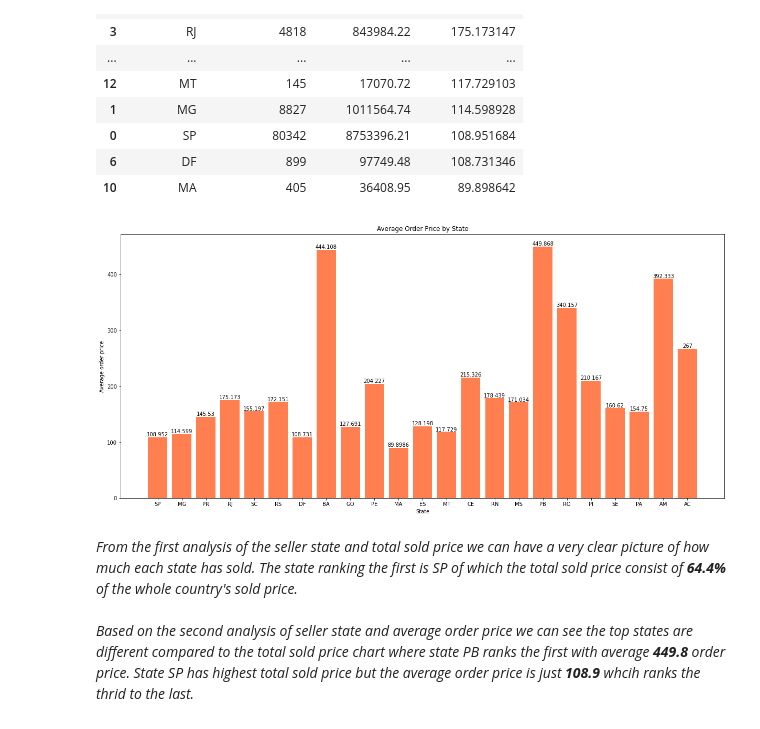
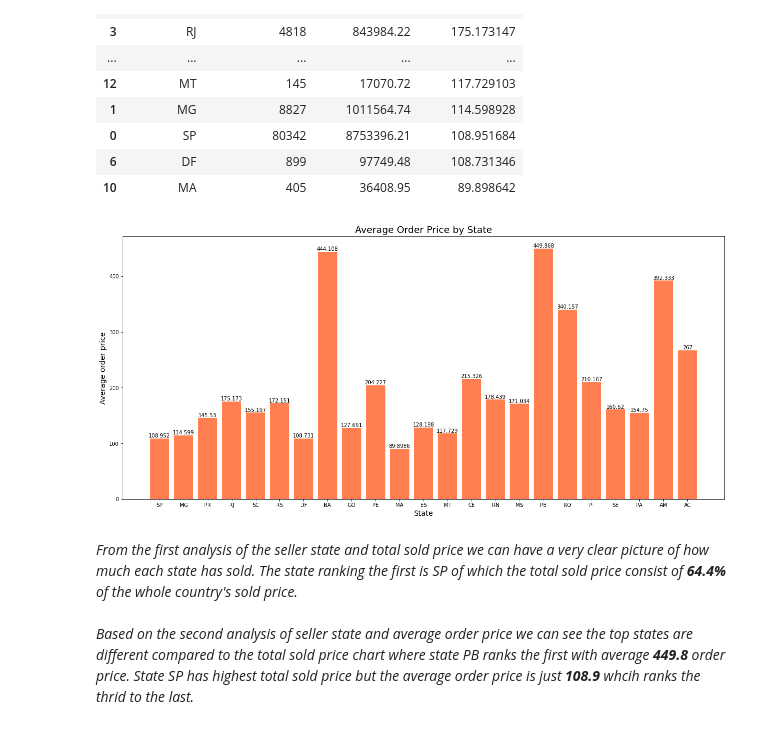
Before and after one commit to Dogecat0/kaggle_projects, a Jupyter notebook: kaggle_brazilian_ecommerce_dataset_by_olist/kaggle_brazillian_ecommence_EDA.ipynb, the cells around one changed output. Saved outputs shown, nothing was run; the diff lists cells and outputs as text; code cells hidden in the pictures.

```diff
--- a/kaggle_brazilian_ecommerce_dataset_by_olist/kaggle_brazillian_ecommence_EDA.ipynb
+++ b/kaggle_brazilian_ecommerce_dataset_by_olist/kaggle_brazillian_ecommence_EDA.ipynb
@@ -202,15 +194,15 @@ df_avg_by_state.sort_values(by='avg_order_price', ascending=False)
 # %%
 ax = plt.figure(figsize=(16, 7)).add_axes([0, 0, 1, 1])
 bars = ax.bar(df_avg_by_state['seller_state'],
               df_avg_by_state['avg_order_price'], color='coral')
 ax.bar_label(bars)
 
-ax.set_title("Average Order Price by State")
-ax.set_xlabel('State')
-ax.set_ylabel('Average order price')
+ax.set_title("Average Order Price by State", fontsize=18)
+ax.set_xlabel('State', fontsize=14)
+ax.set_ylabel('Average order price', fontsize=14)
 plt.show()
 # %% [output]
-[figure, old version]
+[figure, new version]
 # %% [markdown]
 *From the first analysis of the seller state and total sold price we can have a very clear picture of how much each state has sold. The state ranking the first is SP of which the total sold price consist of **64.4%** of the whole country's sold price.*<br><br>
 *Based on the second analysis of seller state and average order price we can see the top states are different compared to the total sold price chart where state PB ranks the first with average **449.8** order price. State SP has highest total sold price but the average order price is just **108.9** whcih ranks the thrid to the last.*
```
Also changed, not shown: parts of 29 cells of this notebook.
